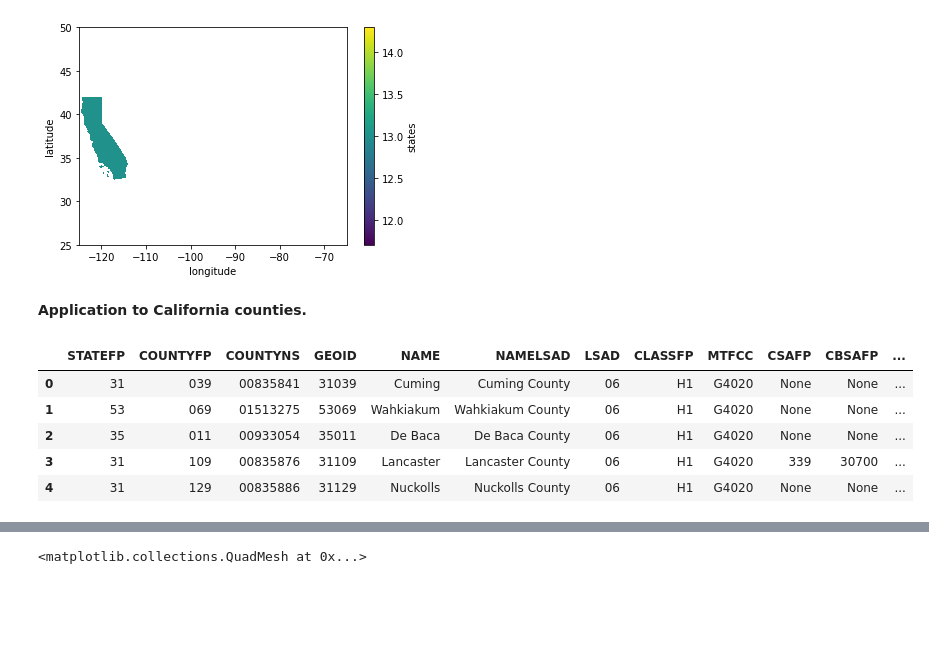
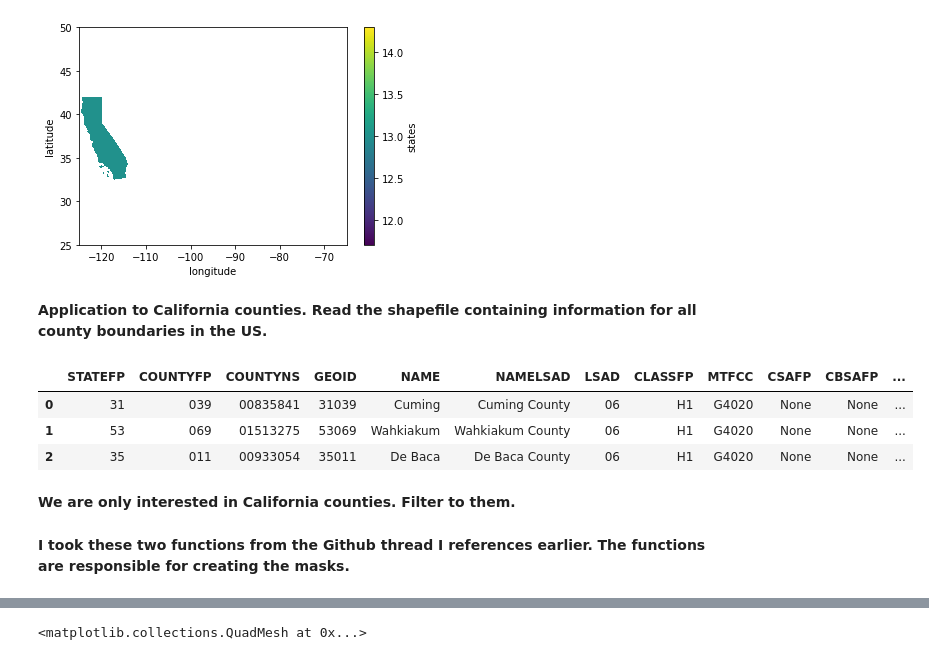
Before and after one commit to christopher-reed/CA-High-Value-Crops, a Jupyter notebook: PRISM_Weather_Data.ipynb, the cells around one changed output, grey strips where cells are left out. Drawn from its saved outputs; the diff is of its cells as text; code cells hidden in the pictures; blank space fills up the shorter version.

```diff
--- a/PRISM_Weather_Data.ipynb
+++ b/PRISM_Weather_Data.ipynb
@@ -774,4 +764,4 @@ ds_states.states.where(ds_states.states == state_ids['California']).plot()
 #Seems like lons and lats need to be the same as the data
 ds.states.where(ds.states == state_ids['California'])
 # %% [markdown]
-**Application to California counties.**
+**Application to California counties. Read the shapefile containing information for all county boundaries in the US.**
@@ -780,13 +768,18 @@ counties = geopandas.read_file('tl_2019_us_county.shp')
 # %%
+#Read file
+counties = geopandas.read_file('tl_2019_us_county.shp')
+
 #Inspect the df so we know how to filter to CA
-counties.head()
+counties.head(3)
 # %% [output]
 |  | STATEFP | COUNTYFP | COUNTYNS | GEOID | NAME | NAMELSAD | LSAD | CLASSFP | MTFCC | CSAFP | CBSAFP | ... |
 | 0 | 31 | 039 | 00835841 | 31039 | Cuming | Cuming County | 06 | H1 | G4020 | None | None | ... |
 | 1 | 53 | 069 | 01513275 | 53069 | Wahkiakum | Wahkiakum County | 06 | H1 | G4020 | None | None | ... |
 | 2 | 35 | 011 | 00933054 | 35011 | De Baca | De Baca County | 06 | H1 | G4020 | None | None | ... |
-| 3 | 31 | 109 | 00835876 | 31109 | Lancaster | Lancaster County | 06 | H1 | G4020 | 339 | 30700 | ... |
-| 4 | 31 | 129 | 00835886 | 31129 | Nuckolls | Nuckolls County | 06 | H1 | G4020 | None | None | ... |
+# %% [markdown]
+**We are only interested in California counties. Filter to them.**
 # %%
 #Filter
 counties = counties[counties['STATEFP'] == '06']
+# %% [markdown]
+**I took these two functions from the Github thread I references earlier. The functions are responsible for creating the masks.**
```
Also changed, not shown: parts of 68 cells of this notebook.
